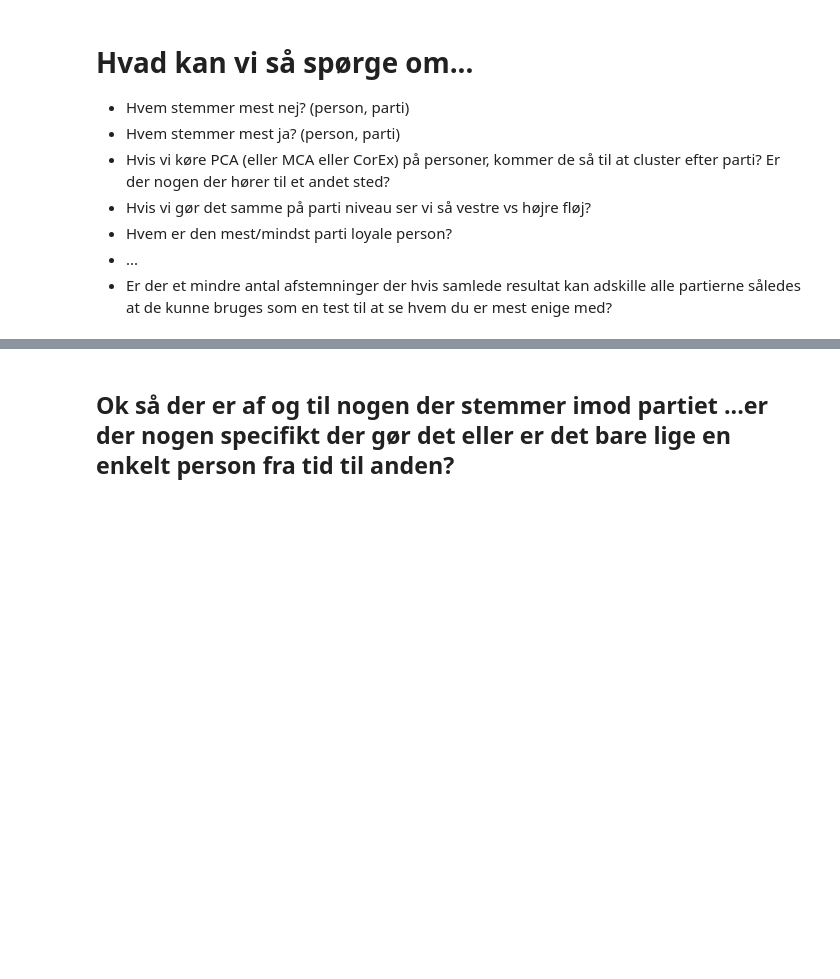
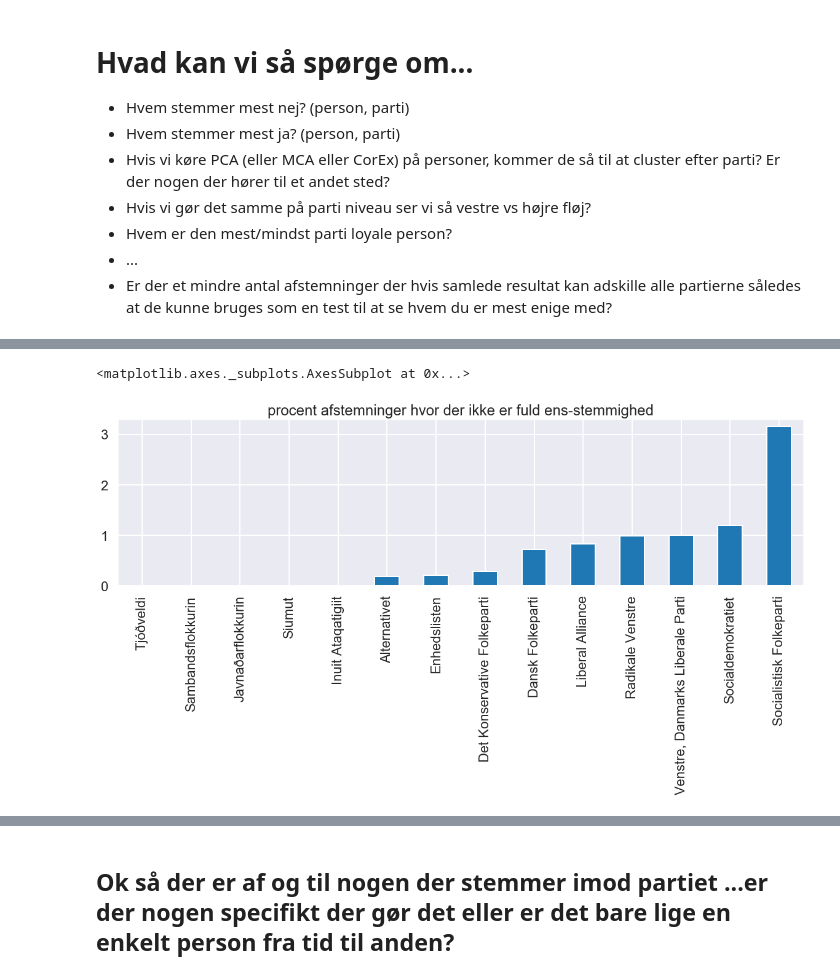
Before and after one commit to cfblaeb/politik, a Jupyter notebook: analyse.ipynb, the cells around one changed output, grey strips where cells are left out. Cells and saved outputs as stored; diff of their text form; code cells hidden in the pictures; blank space fills up the shorter version.

```diff
--- a/analyse.ipynb
+++ b/analyse.ipynb
@@ -249,5 +258,7 @@ stemmer.head()
+# %%
+big_players = ['Alternativet', 'Tjóðveldi', 'Sambandsflokkurin', 'Javnaðarflokkurin', 'Liberal Alliance', 'Siumut', 'Inuit Ataqatigiit', 'Socialistisk Folkeparti', 'Socialdemokratiet', 'Radikale Venstre', 'Enhedslisten', 'Det Konservative Folkeparti', 'Dansk Folkeparti', 'Venstre, Danmarks Liberale Parti']
 # %%
-#nå, så nogle spørgsmål: hvilket parti er mindst intern enig?
+#nå, så nogle spørgsmål: tillader partierne at deres folk stemmer frit eller er de strikse på partilinjen?
 
 parti_basis = {}
 
@@ -256,8 +267,8 @@ for af in stemmer.afstemning.unique():
         if parti not in parti_basis:
             parti_basis[parti] = [0,0]
         parti_basis[parti][1] += 1
-    b1 = stemmer[(stemmer.afstemning == af) & (stemmer.stemt == 1)]['parti'].unique()
-    b2 = stemmer[(stemmer.afstemning == af) & (stemmer.stemt == 2)]['parti'].unique()
+    b1 = stemmer[(stemmer.afstemning == af) & (stemmer.stemt == 'for')]['parti'].unique()
+    b2 = stemmer[(stemmer.afstemning == af) & (stemmer.stemt == 'imod')]['parti'].unique()
     both_sides = set(b1).intersection(b2)
     if len(both_sides) != 0:
         for parti in both_sides:
@@ -281,0 +276,6 @@ dtype: float64
+# %%
+bla = pd.DataFrame(parti_basis).T
+((bla[0]/bla[1])*100)[big_players].sort_values().plot(kind='bar', figsize=(20,5), title="procent afstemninger hvor der ikke er fuld ens-stemmighed")
+# %% [output]
+<matplotlib.axes._subplots.AxesSubplot at 0x...>
+[figure, added]
```
Also changed, not shown: parts of 35 cells of this notebook, 12 other files.
